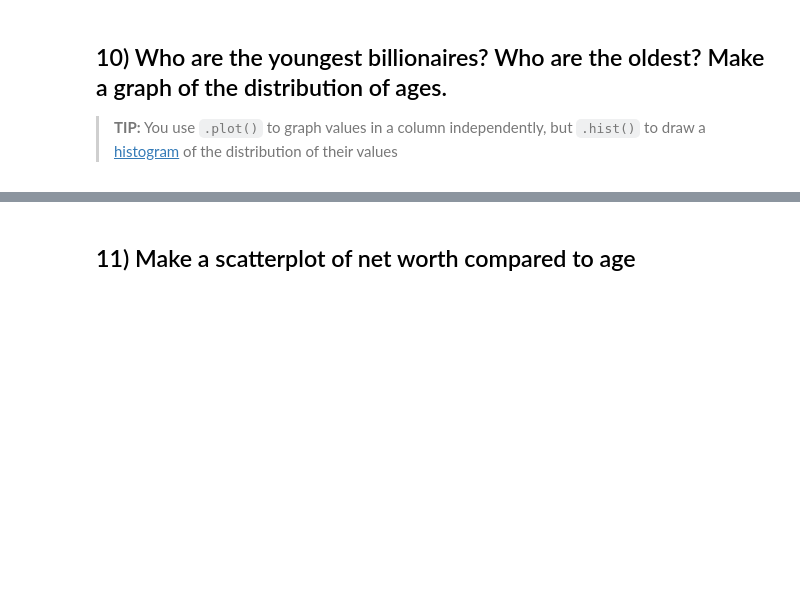
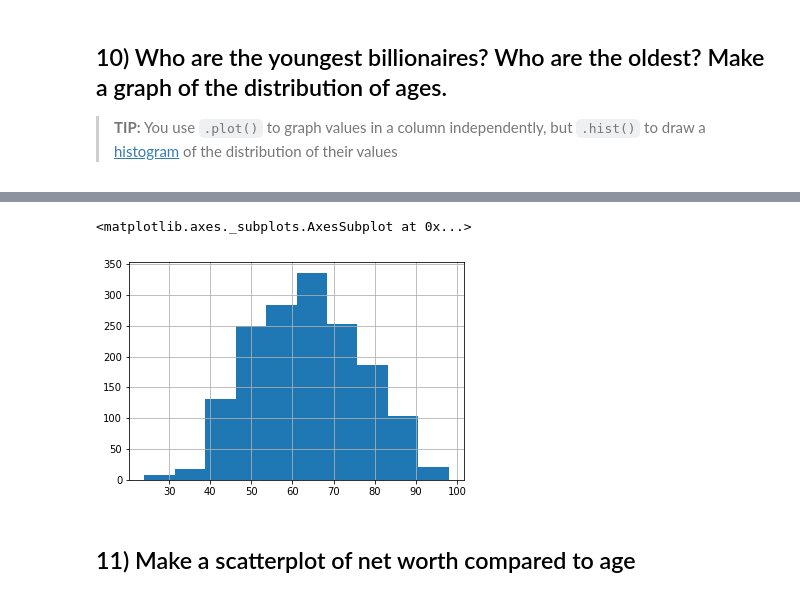
Before and after one commit to aliyaute/foundations_homework, a Jupyter notebook: 05-homework/02-Billionaires.ipynb, the cells around one changed output, grey strips where cells are left out. Drawn from its saved outputs; the diff is of its cells as text; code cells hidden in the pictures; blank space fills up the shorter version.

```diff
--- a/05-homework/02-Billionaires.ipynb
+++ b/05-homework/02-Billionaires.ipynb
@@ -101,2 +291,7 @@ I am **not** asking which country has the most billionaires - this is **total am
+# %%
+df.age.hist()
+# %% [output]
+<matplotlib.axes._subplots.AxesSubplot at 0x...>
+[figure, added]
 # %% [markdown]
 ## 11) Make a scatterplot of net worth compared to age
```
Also changed, not shown: parts of 23 cells of this notebook.
